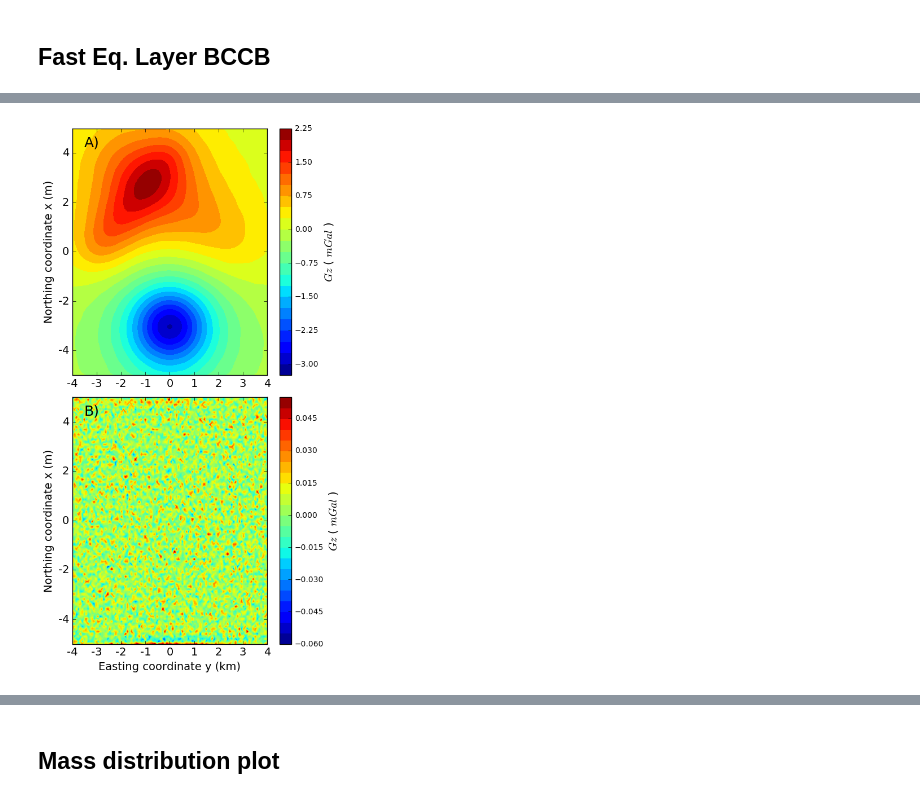
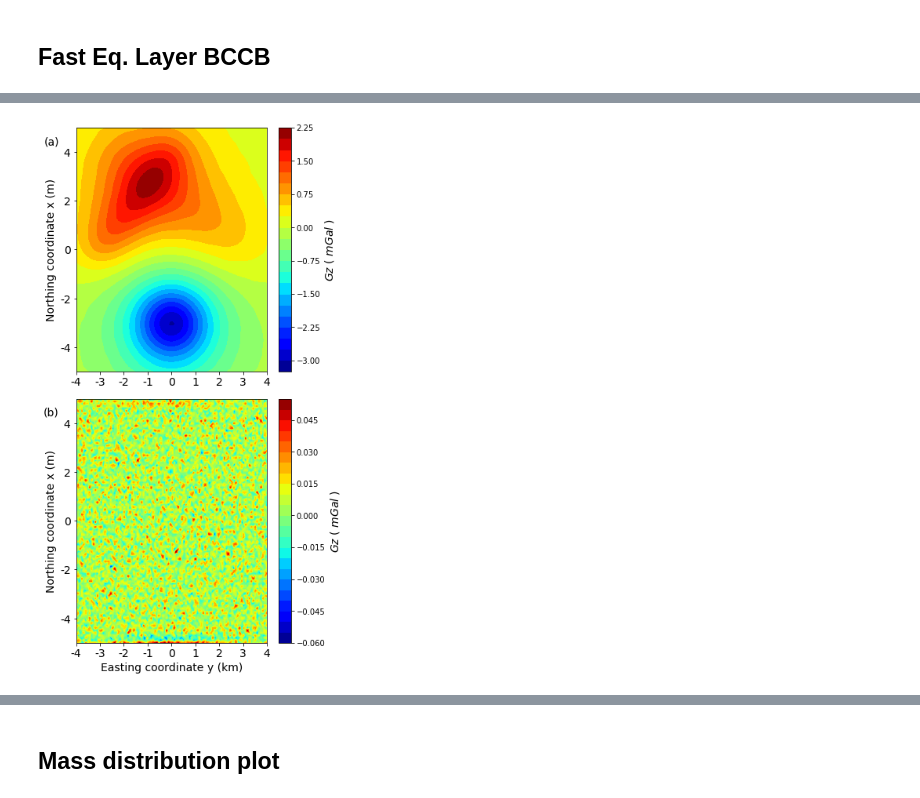
Before and after one commit to pinga-lab/Eq_Layer-Toeplitz, a Jupyter notebook: code/Fast equivalent_BCCB_comparison.ipynb, the cells around one changed output, grey strips where cells are left out. Drawn from its saved outputs; the diff is of its cells as text; code cells hidden in the pictures.

```diff
--- a/code/Fast equivalent_BCCB_comparison.ipynb
+++ b/code/Fast equivalent_BCCB_comparison.ipynb
@@ -184,39 +184,39 @@ plt.figure(figsize=(5.5,10))
 ##plt.xlabel('Easting coordinate y (km)', fontsize=14)
 #plt.ylabel('Northing coordinate x (m)', fontsize=14)
 #mpl.m2km()
 
 plt.subplot(211)
-plt.title('A)', y=0.91, x=0.1, fontsize=18)
+plt.title('(a)', y=0.91, x=-0.13, fontsize=14)
 plt.tricontourf(yi,xi,gzp_bccb,22,cmap='jet')
 cb = plt.colorbar(shrink=1)
 #plt.axis('scaled')
 cb.set_label('$Gz$ ( $mGal$ )', rotation=90, fontsize=14)
 plt.xlim(np.min(yi),np.max(yi))
 plt.ylim(np.min(xi),np.max(xi))
 plt.xticks(fontsize=14)
 plt.yticks(fontsize=14)
 #plt.xlabel('Easting coordinate y (km)', fontsize=14)
 plt.ylabel('Northing coordinate x (m)', fontsize=14)
 mpl.m2km()
 
-delta_gz = gzp_bccb-dobs
+delta_gz_bccb = gzp_bccb-dobs
 plt.subplot(212)
-plt.title('B)', y=0.91, x=0.1, fontsize=18)
-plt.tricontourf(yi,xi,delta_gz,22,cmap='jet')
+plt.title('(b)', y=0.91, x=-0.13, fontsize=14)
+plt.tricontourf(yi,xi,delta_gz_bccb,22,cmap='jet')
 cb = plt.colorbar(shrink=1)
 #plt.axis('scaled')
 cb.set_label('$Gz$ ( $mGal$ )', rotation=90, fontsize=14)
 plt.xlim(np.min(yi),np.max(yi))
 plt.ylim(np.min(xi),np.max(xi))
 plt.xticks(fontsize=14)
 plt.yticks(fontsize=14)
 plt.xlabel('Easting coordinate y (km)', fontsize=14)
 plt.ylabel('Northing coordinate x (m)', fontsize=14)
 mpl.m2km()
 plt.tight_layout(True)
-plt.savefig('figures/bccb_fast_val.png', dpi=300)
+#plt.savefig('figures/bccb_fast_val.png', dpi=300)
 # %% [output]
-[figure, old version]
+[figure, new version]
 # %%
 mean = np.mean(delta_gz)
 print mean
```
Also changed, not shown: parts of 15 cells of this notebook, 8 other files.
